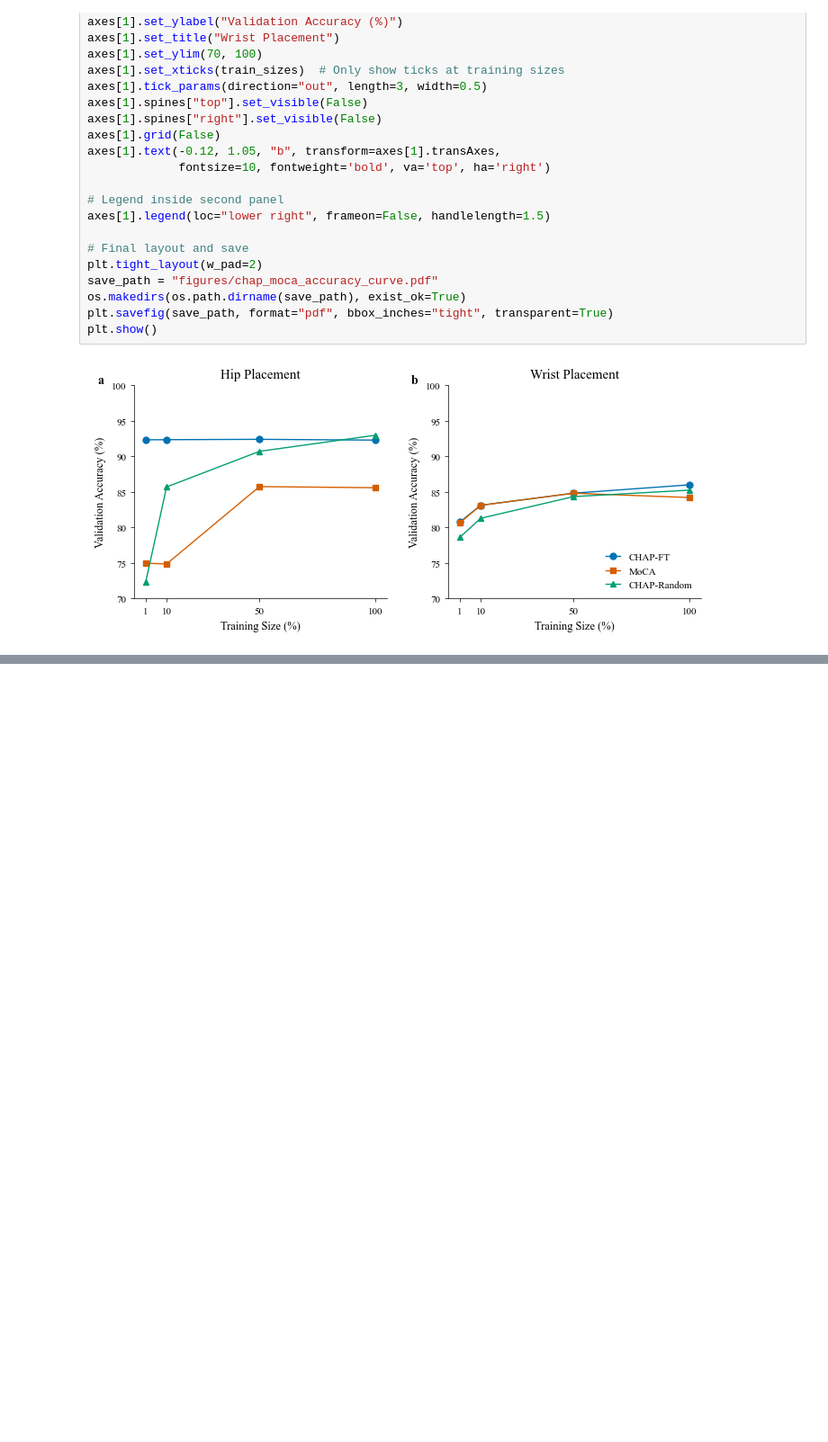
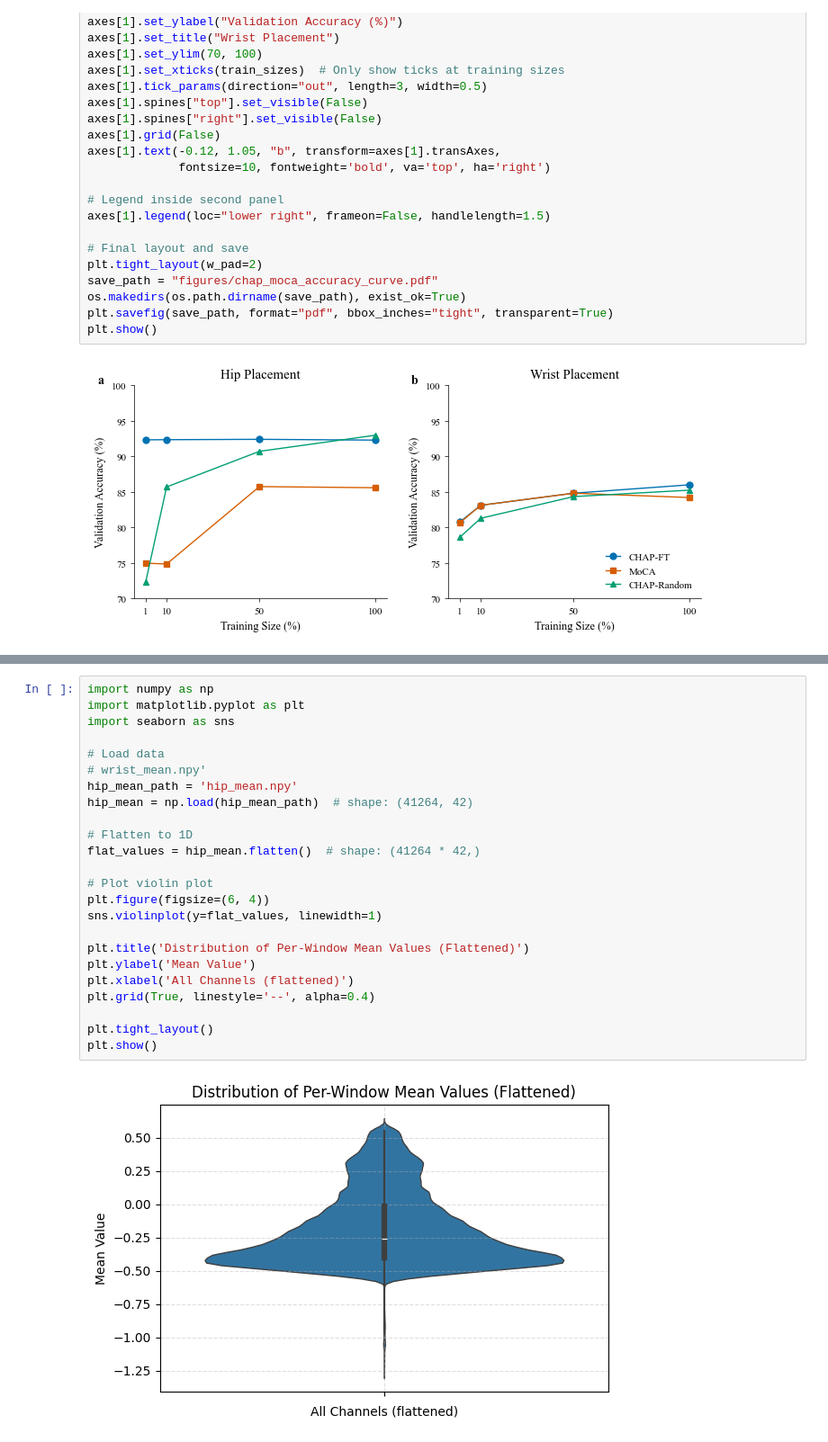
Before and after one commit to yuc0805/DeepPostures_MAE, a Jupyter notebook: MoCA/result_vis.ipynb, the cells around one changed output, grey strips where cells are left out. Shown at 90% size. Cells and saved outputs as stored; diff of their text form; blank space fills up the shorter version.

```diff
--- a/MoCA/result_vis.ipynb
+++ b/MoCA/result_vis.ipynb
@@ -254,0 +297,26 @@ plt.show()
+# %%
+import numpy as np
+import matplotlib.pyplot as plt
+import seaborn as sns
+
+# Load data
+# wrist_mean.npy'
+hip_mean_path = 'hip_mean.npy'
+hip_mean = np.load(hip_mean_path)  # shape: (41264, 42)
+
+# Flatten to 1D
+flat_values = hip_mean.flatten()  # shape: (41264 * 42,)
+
+# Plot violin plot
+plt.figure(figsize=(6, 4))
+sns.violinplot(y=flat_values, linewidth=1)
+
+plt.title('Distribution of Per-Window Mean Values (Flattened)')
+plt.ylabel('Mean Value')
+plt.xlabel('All Channels (flattened)')
+plt.grid(True, linestyle='--', alpha=0.4)
+
+plt.tight_layout()
+plt.show()
+# %% [output]
+[figure, added]
```
Also changed, not shown: parts of 8 cells of this notebook, 4 other files.
